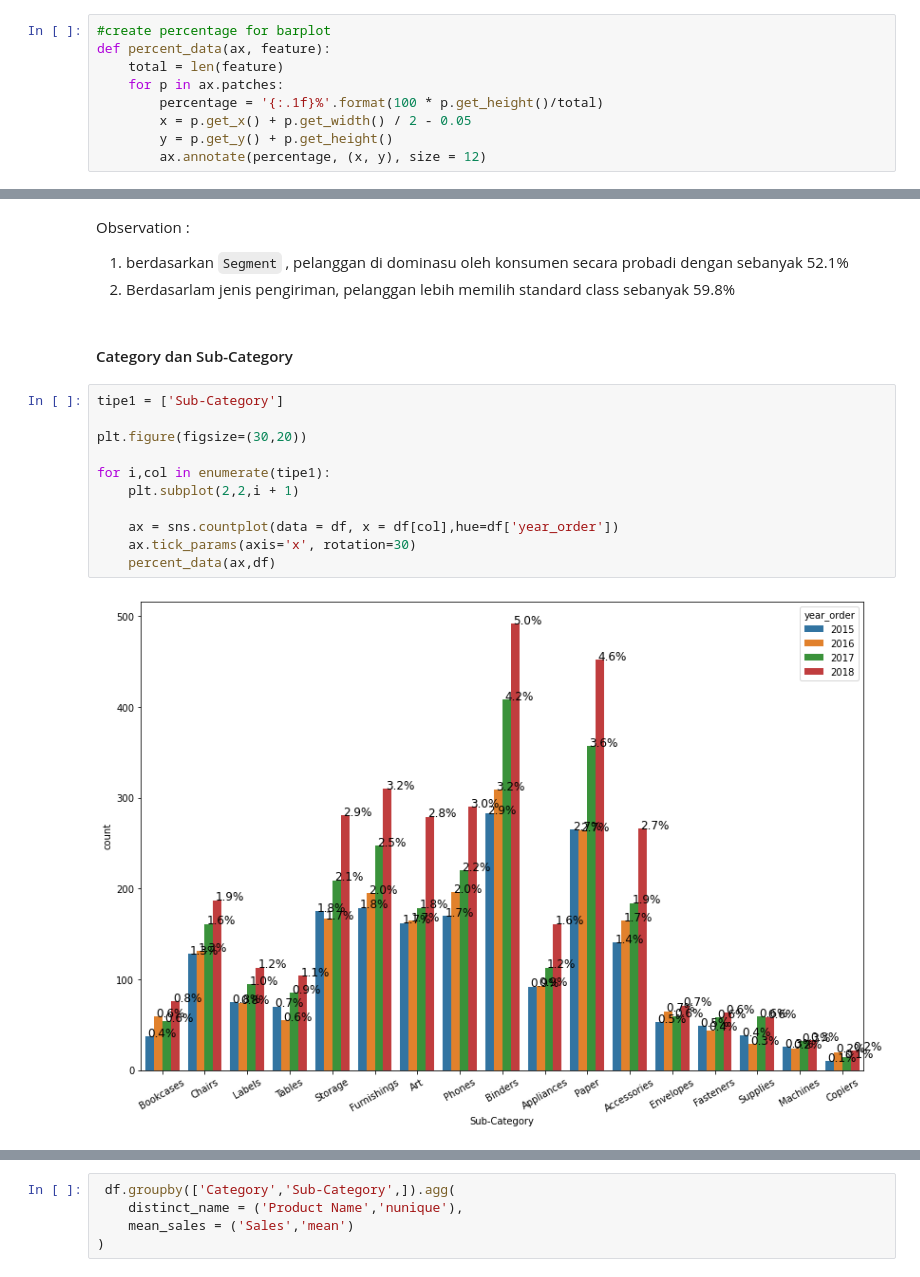
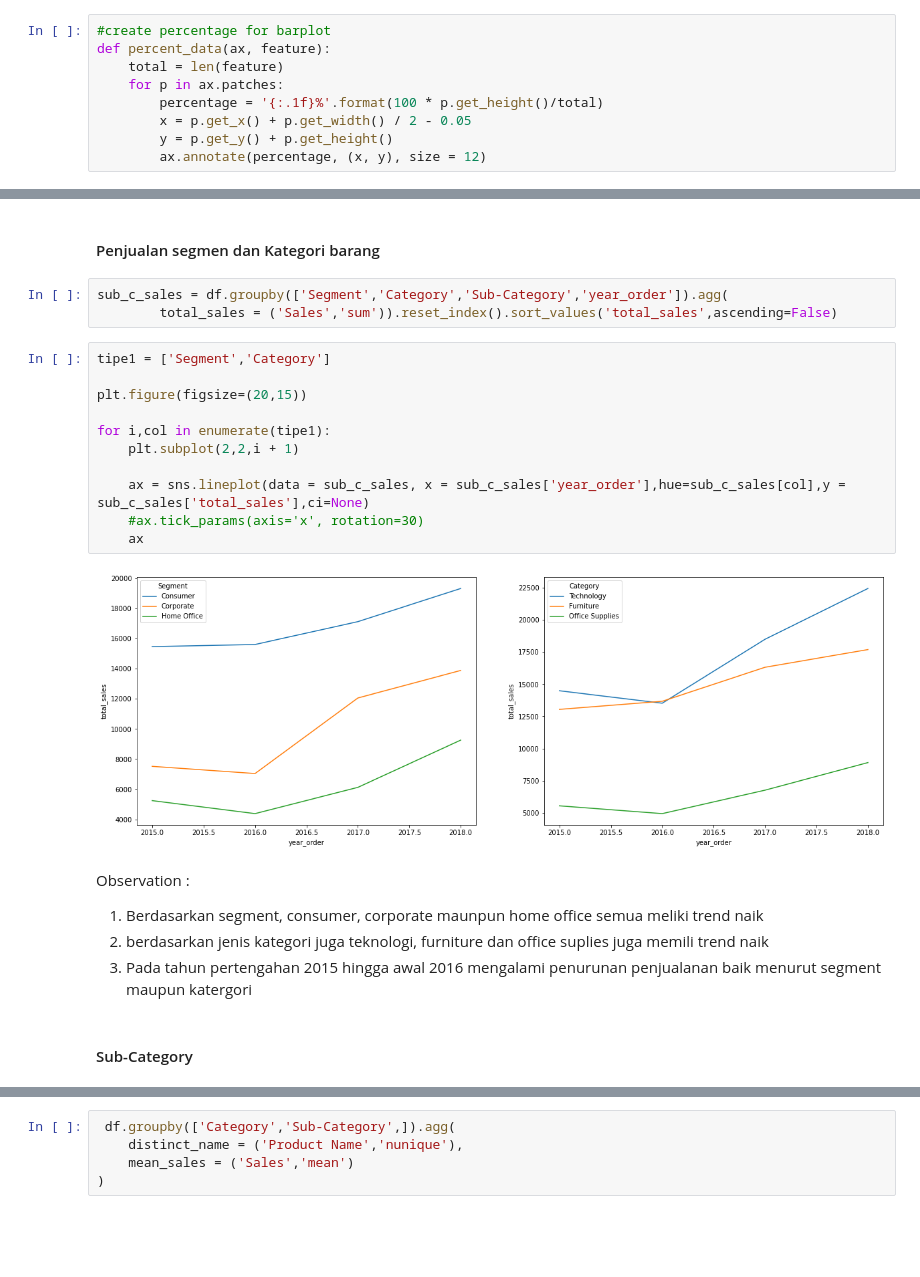
Before and after one commit to aliradn/project-portofolio-1, a Jupyter notebook: Super Store.ipynb, the cells around one changed output, grey strips where cells are left out. Drawn from its saved outputs; the diff is of its cells as text; blank space fills up the shorter version.

```diff
--- a/Super Store.ipynb
+++ b/Super Store.ipynb
@@ -239,19 +249,25 @@ for i,col in enumerate(tipe1):
+# %% [markdown]
+#### Penjualan segmen dan Kategori barang
+# %%
+sub_c_sales = df.groupby(['Segment','Category','Sub-Category','year_order']).agg(
+        total_sales = ('Sales','sum')).reset_index().sort_values('total_sales',ascending=False)
+# %%
+tipe1 = ['Segment','Category']
+
+plt.figure(figsize=(20,15))
+
+for i,col in enumerate(tipe1):
+    plt.subplot(2,2,i + 1)
+
+    ax = sns.lineplot(data = sub_c_sales, x = sub_c_sales['year_order'],hue=sub_c_sales[col],y = sub_c_sales['total_sales'],ci=None)
+    #ax.tick_params(axis='x', rotation=30)
+    ax
+# %% [output]
+[figure, added]
 # %% [markdown]
 Observation :
-1. berdasarkan `Segment` , pelanggan di dominasu oleh konsumen secara probadi dengan sebanyak 52.1%
-2. Berdasarlam jenis pengiriman, pelanggan lebih memilih standard class sebanyak 59.8%
+1. Berdasarkan segment, consumer, corporate maunpun home office semua meliki trend naik
+2. berdasarkan jenis kategori juga teknologi, furniture dan office suplies juga memili trend naik
+3. Pada tahun pertengahan 2015 hingga awal 2016 mengalami penurunan penjualanan baik menurut segment maupun katergori
 # %% [markdown]
-#### Category dan Sub-Category
+####  Sub-Category
-# %%
-tipe1 = ['Sub-Category']
-
-plt.figure(figsize=(30,20))
-
-for i,col in enumerate(tipe1):
-    plt.subplot(2,2,i + 1)
-
-    ax = sns.countplot(data = df, x = df[col],hue=df['year_order'])
-    ax.tick_params(axis='x', rotation=30)
-    percent_data(ax,df)
-# %% [output]
-[figure, removed]
```
Also changed, not shown: parts of 73 cells of this notebook, 1 other file.
